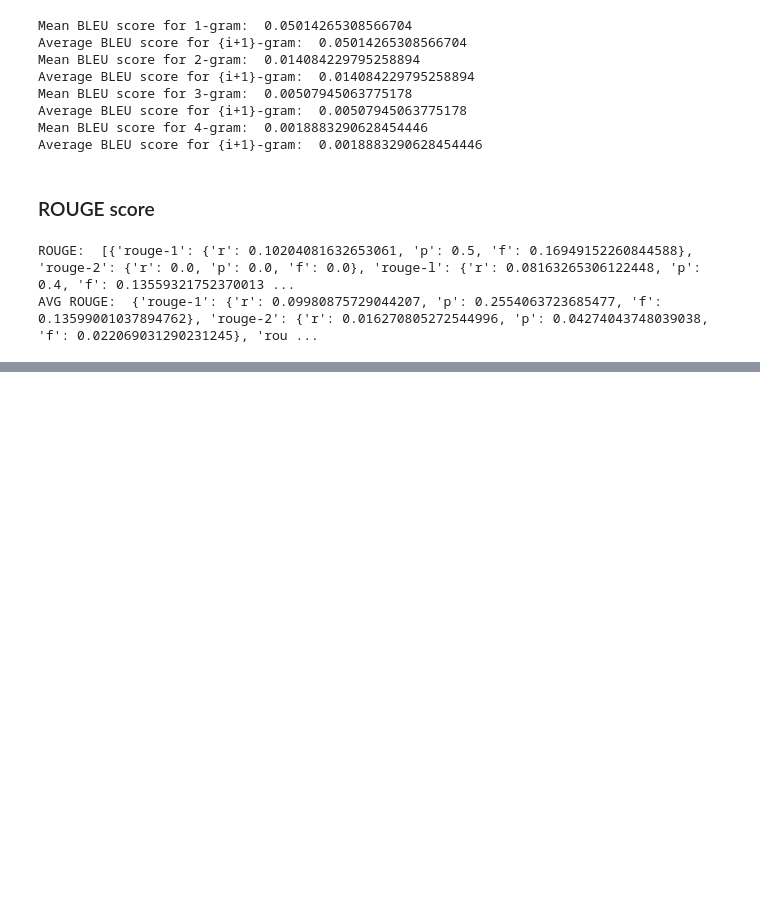
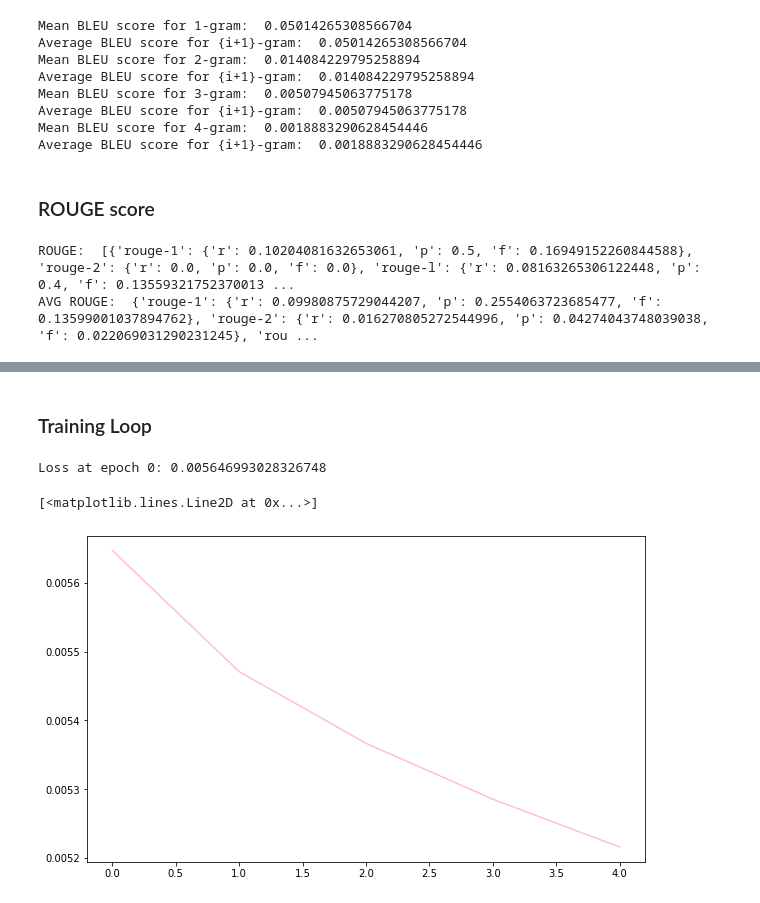
Before and after one commit to igorktech/lyrics-sentiment-analysis, a Jupyter notebook: lyrics_sentiment_analysis.ipynb, the cells around one changed output, grey strips where cells are left out. Cells and saved outputs as stored; diff of their text form; code cells hidden in the pictures; blank space fills up the shorter version.

```diff
--- a/lyrics_sentiment_analysis.ipynb
+++ b/lyrics_sentiment_analysis.ipynb
@@ -967,0 +1044,2 @@ AVG ROUGE:  {'rouge-1': {'r': 0.09980875729044207, 'p': 0.2554063723685477, 'f':
+# %% [markdown]
+### Training Loop
@@ -967,0 +1048,59 @@ AVG ROUGE:  {'rouge-1': {'r': 0.09980875729044207, 'p': 0.2554063723685477, 'f':
+# %%
+# Define model parameters and initialize randomly
+W1 = torch.randn(EMBEDDING_DIMS, VOCABULARY_SIZE,device="cuda", requires_grad=True).to(device).float()
+W2 = torch.randn(VOCABULARY_SIZE, EMBEDDING_DIMS,device="cuda", requires_grad=True).to(device).float()
+
+# Train the model and save training loss to a table
+training_loss = pd.DataFrame(columns=['epoch', 'loss'])
+
+for epoch in tqdm(range(NUM_EPOCHS)):
+    total_loss = 0
+    for i in tqdm(range(0, len(idx_pairs), BATCH_SIZE)):
+        batch_pairs = idx_pairs[i:i+BATCH_SIZE]
+        x = torch.cat([get_input_layer(data).unsqueeze(0) for data, _ in batch_pairs], dim=0).to(device)
+        # x = torch.tensor([get_input_layer(data) for data, _ in batch_pairs], dtype=torch.float32).to(device)
+        y_true = torch.tensor([target for _, target in batch_pairs], dtype=torch.long).to(device)
+
+        z1 = torch.matmul(W1, x.t())
+        z2 = torch.matmul(W2, z1)
+
+        log_softmax = F.log_softmax(z2, dim=0)
+
+        loss = F.nll_loss(log_softmax.t(), y_true)
+        total_loss += loss.item()
+        loss.backward(retain_graph=True)
+
+
+        with torch.no_grad():
+            W1.add_(-LEARNING_RATE * W1.grad)
+            W2.add_(-LEARNING_RATE * W2.grad)
+            # W1 -= LEARNING_RATE * W1.grad
+            # W2 -= LEARNING_RATE * W2.grad
+            W1.grad.zero_()
+            W2.grad.zero_()
+
+    if epoch % 2 == 0:
+        print(f'Loss at epoch {epoch}: {total_loss/len(idx_pairs)}')
+    training_loss = training_loss.append({'epoch': epoch, 'train_loss': total_loss/len(idx_pairs)}, ignore_index=True)
+
+# Save the trained model and vocabulary
+torch.save(W1, 'embedding_weights.pt')
+torch.save(vocabulary, 'vocabulary.pkl')
+# Save training loss to a CSV file
+training_loss.to_csv('skip_gram_training_loss.csv', index=False)
+
+# Save the trained model and vocabulary
+torch.save(W1, '/content/drive/MyDrive/w2v/embedding_weights.pt')
+torch.save(vocabulary, '/content/drive/MyDrive/w2v/vocabulary.pkl')
+# Save training loss to a CSV file
+training_loss.to_csv('/content/drive/MyDrive/w2v/skip_gram_training_loss.csv', index=False)
+# %% [output]
+Loss at epoch 0: 0.005646993028326748
+# %%
+# Plot
+plt.figure(figsize=(10, 6))
+df = pd.read_csv('/content/skip_gram_training_loss.csv')
+plt.plot(df['epoch'],df['train_loss'],color = 'pink', label='Training loss')
+# %% [output]
+[<matplotlib.lines.Line2D at 0x...>]
+[figure, added]
```
Also changed, not shown: parts of 28 cells of this notebook, 6 other files.
